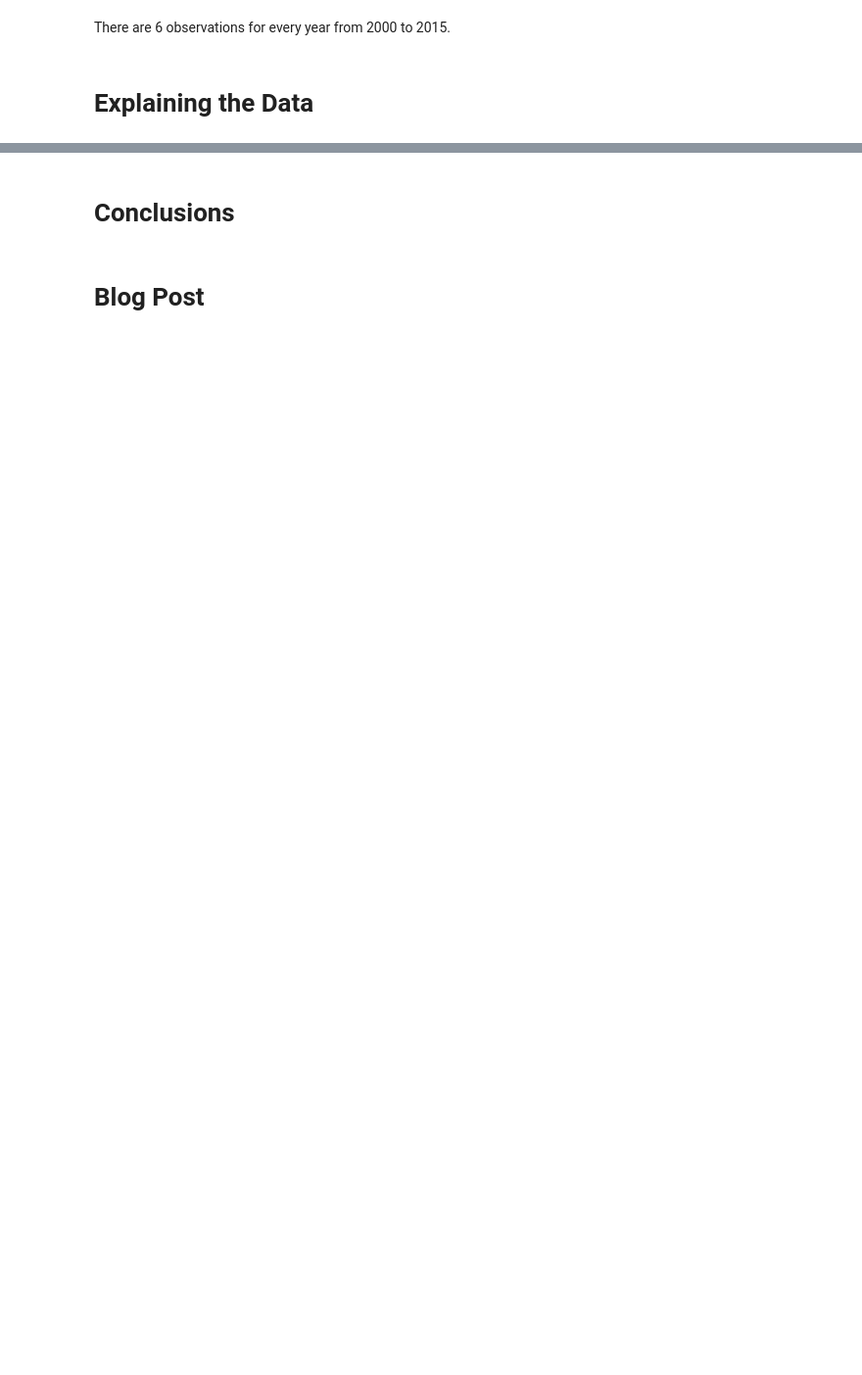
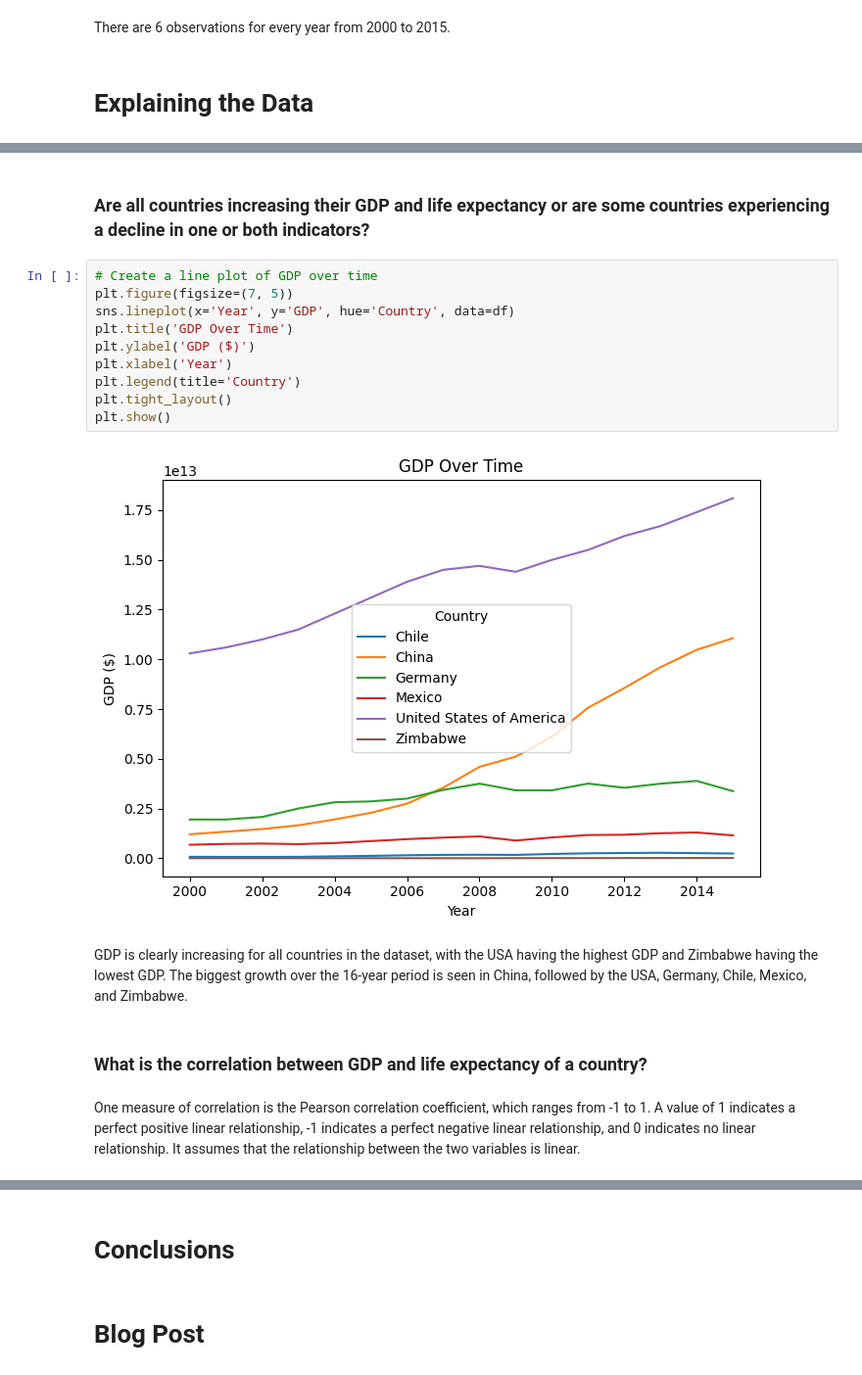
Before and after one commit to alanjameschapman/Life-Expectancy-and-GDP-Starter, a Jupyter notebook: life_expectancy_gdp.ipynb, the cells around one changed output, grey strips where cells are left out. Shown: that part at 98% size. Saved outputs shown, nothing was run; the diff lists cells and outputs as text; blank space fills up the shorter version.

```diff
--- a/life_expectancy_gdp.ipynb
+++ b/life_expectancy_gdp.ipynb
@@ -362,0 +383,20 @@ There are 6 observations for every year from 2000 to 2015.
+# %% [markdown]
+### Are all countries **increasing** their GDP and life expectancy or are some countries experiencing a **decline** in one or both indicators?
+# %%
+# Create a line plot of GDP over time
+plt.figure(figsize=(7, 5))
+sns.lineplot(x='Year', y='GDP', hue='Country', data=df)
+plt.title('GDP Over Time')
+plt.ylabel('GDP ($)')
+plt.xlabel('Year')
+plt.legend(title='Country')
+plt.tight_layout()
+plt.show()
+# %% [output]
+[figure, added]
+# %% [markdown]
+GDP is clearly increasing for all countries in the dataset, with the USA having the highest GDP and Zimbabwe having the lowest GDP. The biggest growth over the 16-year period is seen in China, followed by the USA, Germany, Chile, Mexico, and Zimbabwe.
+# %% [markdown]
+### What is the **correlation** between GDP and life expectancy of a country?
+# %% [markdown]
+One measure of correlation is the Pearson correlation coefficient, which ranges from -1 to 1. A value of 1 indicates a perfect positive linear relationship, -1 indicates a perfect negative linear relationship, and 0 indicates no linear relationship. It assumes that the relationship between the two variables is linear.
```
Also changed, not shown: parts of 10 cells of this notebook, 2 other files.
